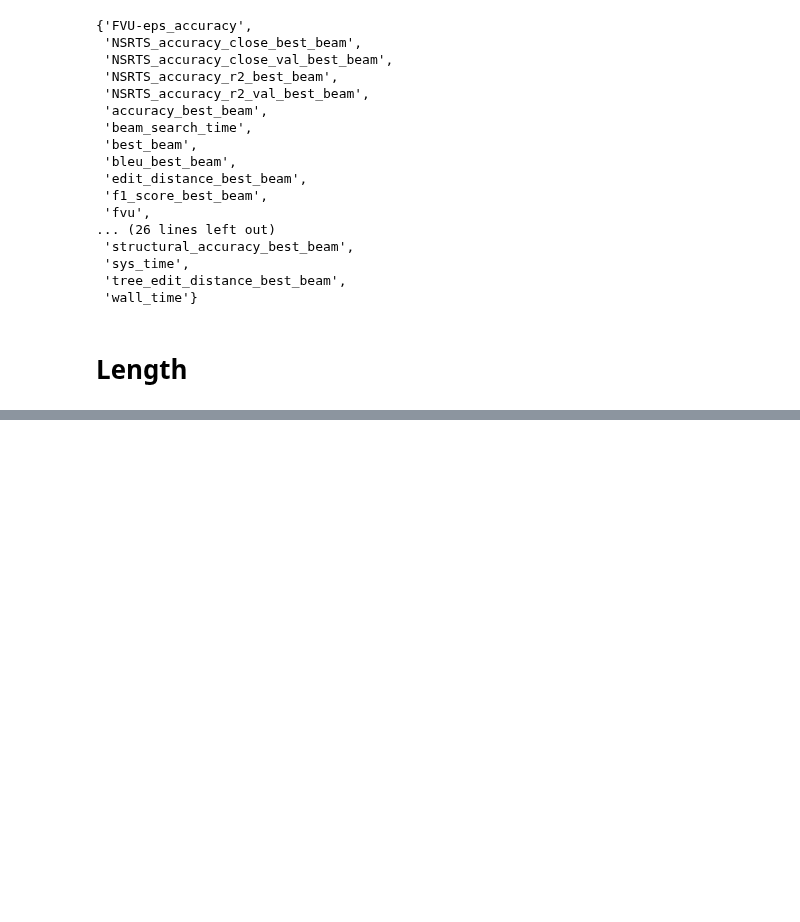
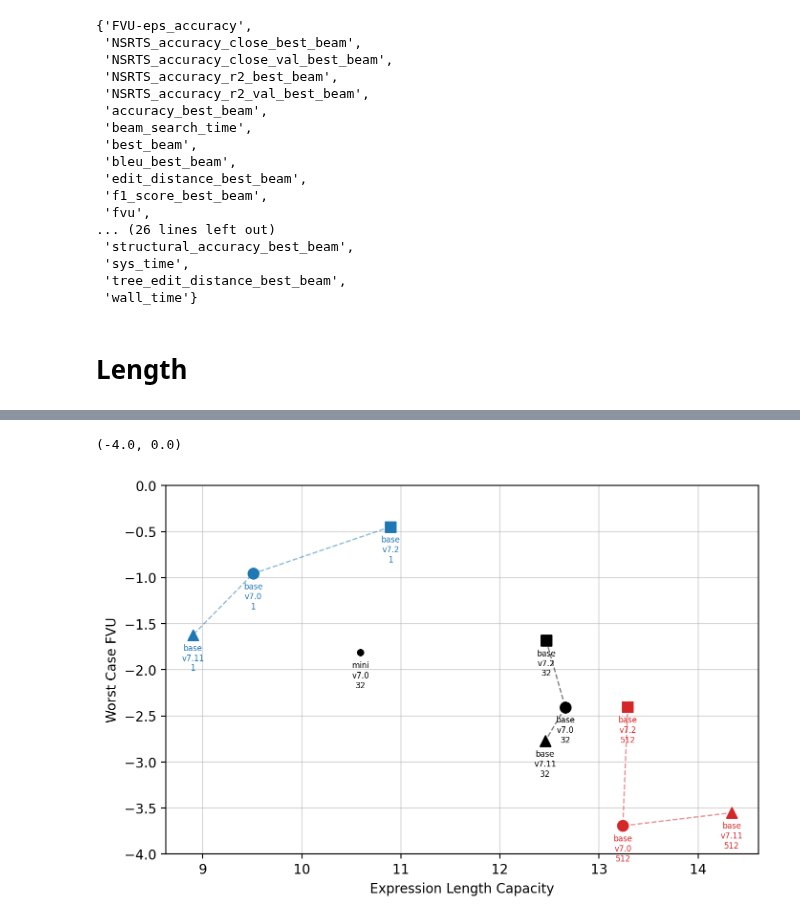
Before and after one commit to psaegert/flash-ansr, a Jupyter notebook: experimental/eval/fvu_vs_length_comparison.ipynb, the cells around one changed output, grey strips where cells are left out. Drawn from its saved outputs; the diff is of its cells as text; code cells hidden in the pictures; blank space fills up the shorter version.

```diff
--- a/experimental/eval/fvu_vs_length_comparison.ipynb
+++ b/experimental/eval/fvu_vs_length_comparison.ipynb
@@ -416,0 +509,4 @@ fig.tight_layout()
+# %%
+df = pd.DataFrame(params).T
+df.columns = ['from', 'to', 'at', 'over']
+df
@@ -416,0 +576,30 @@ fig.tight_layout()
+# %%
+fig, ax = plt.subplots(1, 1, figsize=(8, 5), dpi=200)
+
+colors = ['tab:blue', 'k', 'tab:red']
+markers = ['o', 's', '^']
+sizes = [20, 20*np.sqrt(10), 20 * 10]
+
+for s, (size, models_of_size) in enumerate(MODELS_CATEGORIZED.items()):
+    for l, (training_length, models_of_training_length) in enumerate(models_of_size.items()):
+        for b, (beam_width, model) in enumerate(models_of_training_length.items()):
+            if model not in fvu_at_lengths:
+                continue
+            ax.scatter(df.loc[model, 'at'], df.loc[model, 'to'], color=colors[b], marker=markers[l], s=sizes[s], zorder=3)
+            ax.annotate(f'{size}\n{training_length}\n{beam_width}', (df.loc[model, 'at'], df.loc[model, 'to'] - 0.25), color=colors[b], fontsize=6, ha='center', va='center')
+
+        # available_models = [model for model in models_of_training_length.values() if model in fvu_at_lengths]
+        # ax.plot(df.loc[available_models, 'at'], df.loc[available_models, 'to'], color='k', lw=1, zorder=2, alpha=0.1)
+
+for size in model_sizes:
+    for b, beam_width in enumerate(beam_widths):
+        available_models = [MODELS_CATEGORIZED[size][version][beam_width] for version in versions if MODELS_CATEGORIZED[size][version][beam_width] in fvu_at_lengths]
+        ax.plot(df.loc[available_models, 'at'], df.loc[available_models, 'to'], color=colors[b], lw=1, zorder=2, linestyle='--', alpha=0.5)
+
+ax.set_xlabel('Expression Length Capacity')
+ax.set_ylabel('Worst Case FVU')
+ax.grid(alpha=0.5)
+ax.set_ylim(-4, 0)
+# %% [output]
+(-4.0, 0.0)
+[figure, added]
```
Also changed, not shown: parts of 11 cells of this notebook, 24 other files.
